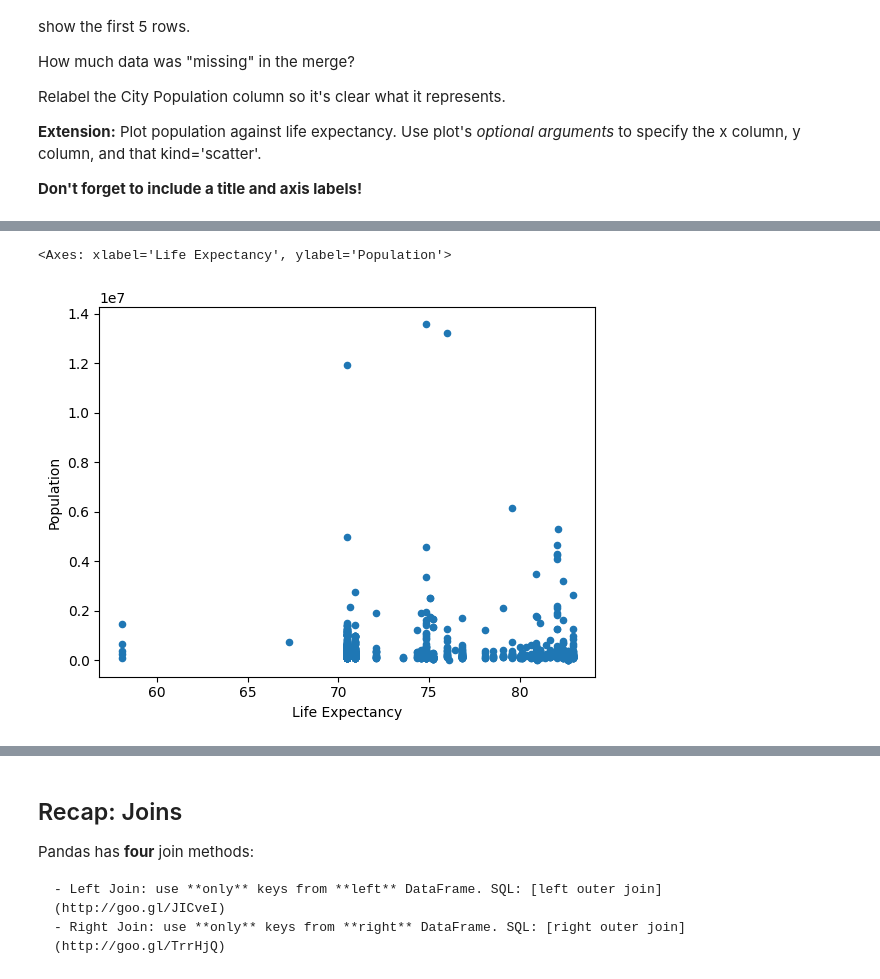
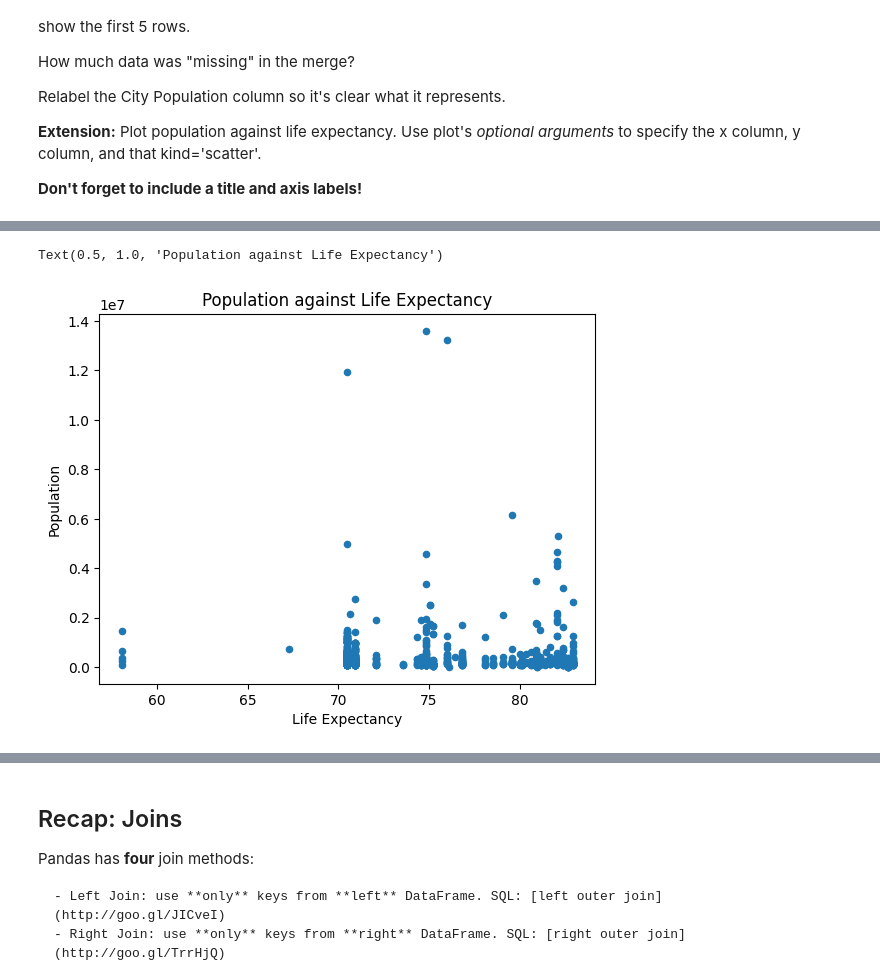
Before and after one commit to jaoshang/QM2, a Jupyter notebook: notebooks/W06. Merging and Joining.ipynb, the cells around one changed output, grey strips where cells are left out. Saved outputs shown, nothing was run; the diff lists cells and outputs as text; code cells hidden in the pictures.

```diff
--- a/notebooks/W06. Merging and Joining.ipynb
+++ b/notebooks/W06. Merging and Joining.ipynb
@@ -563,5 +556,6 @@ cities_with_lifeex
 # %%
 cities_with_lifeex.plot.scatter('Life Expectancy','Population')
+plt.title('Population against Life Expectancy')
 # %% [output]
-<Axes: xlabel='Life Expectancy', ylabel='Population'>
+Text(0.5, 1.0, 'Population against Life Expectancy')
-[figure, old version]
+[figure, new version]
```
Also changed, not shown: parts of 2 cells of this notebook.
